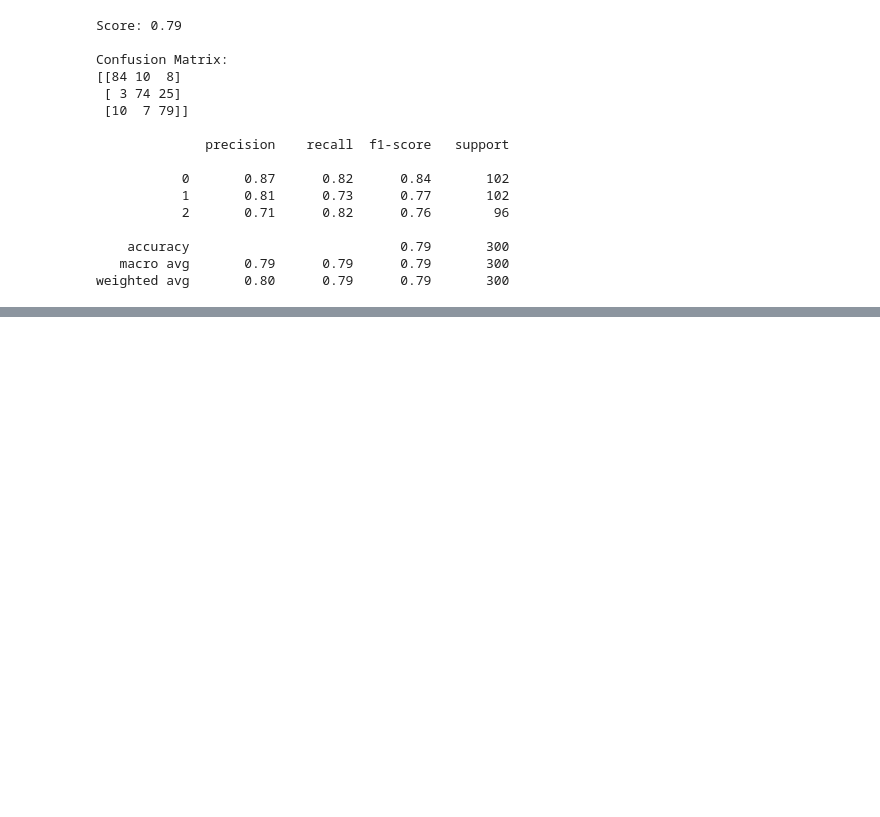
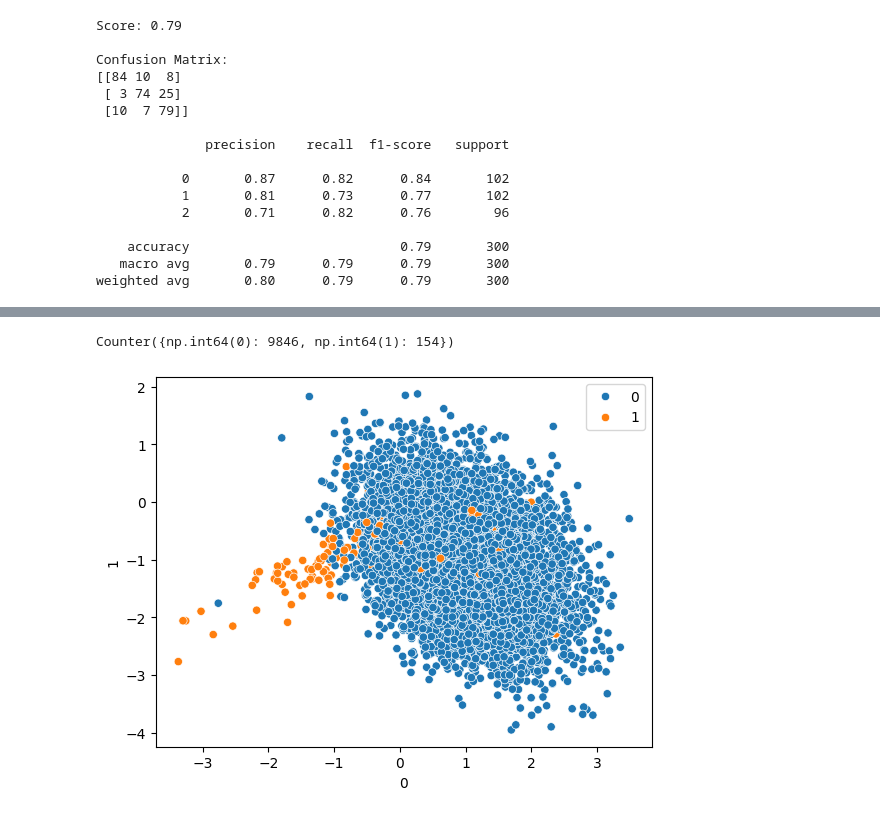
Before and after one commit to netofr19/machine_learning_course, a Jupyter notebook: logistic_regression/log_reg_implementation.ipynb, the cells around one changed output, grey strips where cells are left out. Drawn from its saved outputs; the diff is of its cells as text; code cells hidden in the pictures; blank space fills up the shorter version.

```diff
--- a/logistic_regression/log_reg_implementation.ipynb
+++ b/logistic_regression/log_reg_implementation.ipynb
@@ -259,0 +266,10 @@ weighted avg       0.80      0.79      0.79       300
+# %%
+# imbalanced dataset
+x, y = make_classification(
+    n_samples = 10000,
+    n_features = 2,
+    n_clusters_per_class = 1,
+    n_redundant = 0,
+    weights= [0.99],
+    random_state = 10
+)
@@ -259,0 +286,4 @@ weighted avg       0.80      0.79      0.79       300
+# %%
+Counter(y)
+# %% [output]
+Counter({np.int64(0): 9846, np.int64(1): 154})
@@ -259,0 +293,6 @@ weighted avg       0.80      0.79      0.79       300
+# %%
+df_x = pd.DataFrame(x)
+sns.scatterplot(data=df_x, x=0, y=1, hue=y)
+plt.show()
+# %% [output]
+[figure, added]
```
Also changed, not shown: parts of 27 cells of this notebook.
